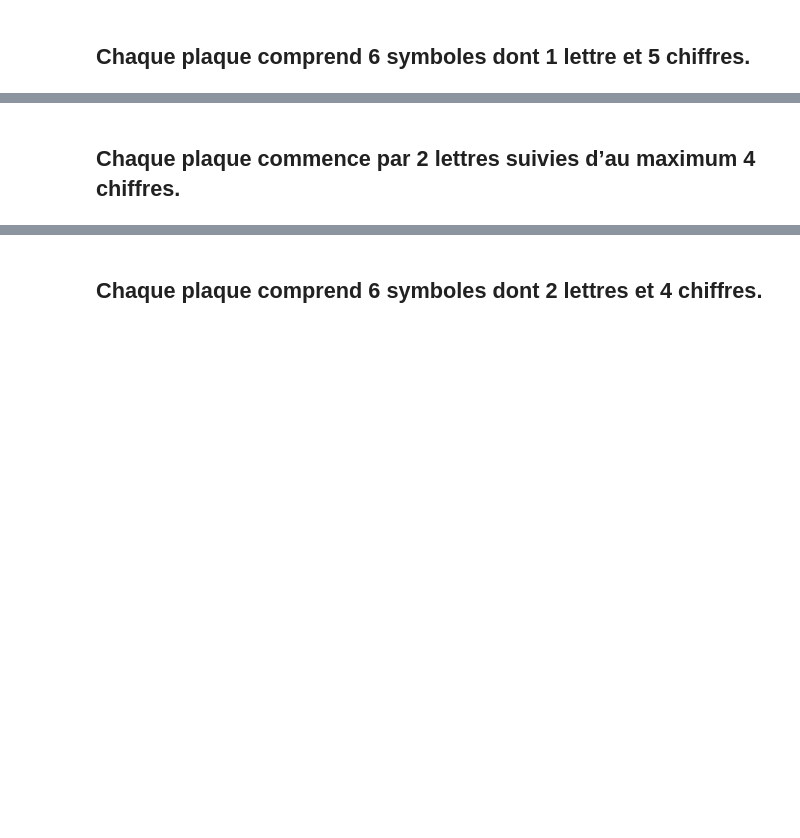
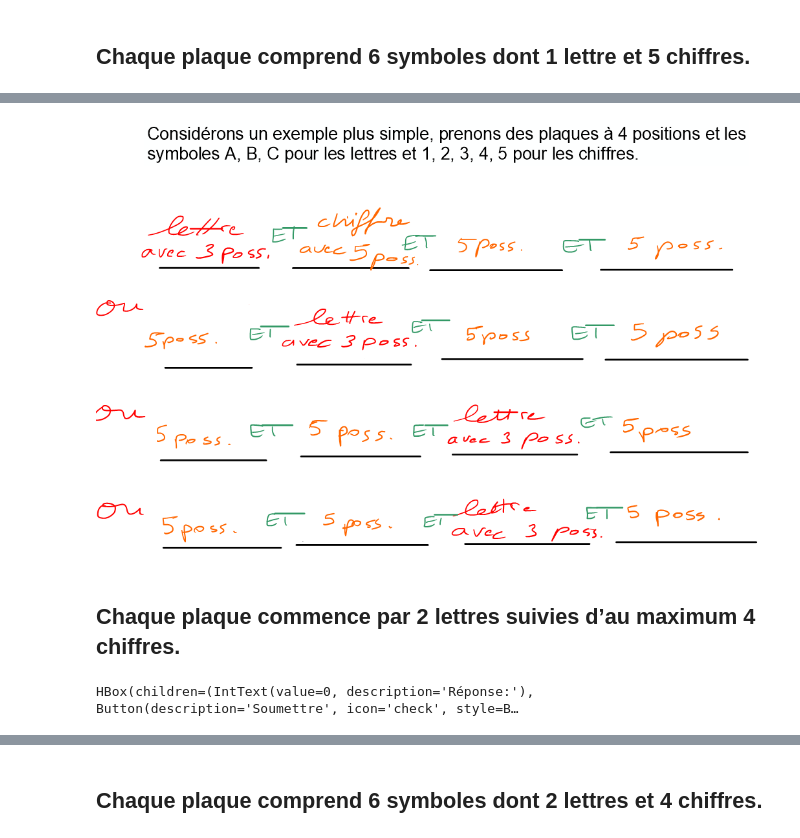
Before and after one commit to elianemaalouf/Statistics2_course_RenkuNotebooks, a Jupyter notebook: notebooks/Combinatoires/Comb_Part1.ipynb, the cells around one changed output, grey strips where cells are left out. Saved outputs shown, nothing was run; the diff lists cells and outputs as text; code cells hidden in the pictures; blank space fills up the shorter version.

```diff
--- a/notebooks/Combinatoires/Comb_Part1.ipynb
+++ b/notebooks/Combinatoires/Comb_Part1.ipynb
@@ -946,2 +999,48 @@ Dropdown(description='Réponse:', index=3, options=('logarithmique', 'addition',
+# %%
+Image("img/ex5_3.png")
+# %% [output]
+[figure, added]
 # %% [markdown]
 ## Chaque plaque commence par 2 lettres suivies d’au maximum 4 chiffres.
+# %%
+
+n_num_4_ex5 = 4
+n_let_4_ex5 = 2
+n_choice_num_4_ex5 = 5
+n_choice_let_4_ex5 = 3
+
+
+counter_4_ex5 = 0
+
+ex5_q4_answer = widgets.IntText(
+    value= 0,
+    description='Réponse:',
+    disabled=False
+)
+
+button = widgets.Button(
+    description='Soumettre',
+    disabled=False,
+    button_style='',
+    tooltip='Click me',
+    icon='check'
+)
+
+
+def test_4_ex5(change):
+    global counter_4_ex5
+    counter_4_ex5 = counter_4_ex5 + 1
+    value = ex5_q4_answer.value
+    correct_value = fn.verify_ex5_4(n_num_4_ex5, n_choice_num_4_ex5, n_let_4_ex5, n_choice_let_4_ex5)
+    if value == correct_value:
+        print("Tetantive {}: Bravo! votre réponse est correcte :)".format(counter_4_ex5))
+    else:
+        print("Tetantive {}:Malheureusement, la réponse soumise n'est pas correcte. \n \
+        Cliquez sur 'Show Solution' pour quelques indices...".format(counter_4_ex5))
+
+
+display(widgets.HBox([ex5_q4_answer, button]))
+
+button.on_click(test_4_ex5)
+# %% [output]
+HBox(children=(IntText(value=0, description='Réponse:'), Button(description='Soumettre', icon='check', style=B…
```
Also changed, not shown: parts of 33 cells of this notebook, 1 other file.
